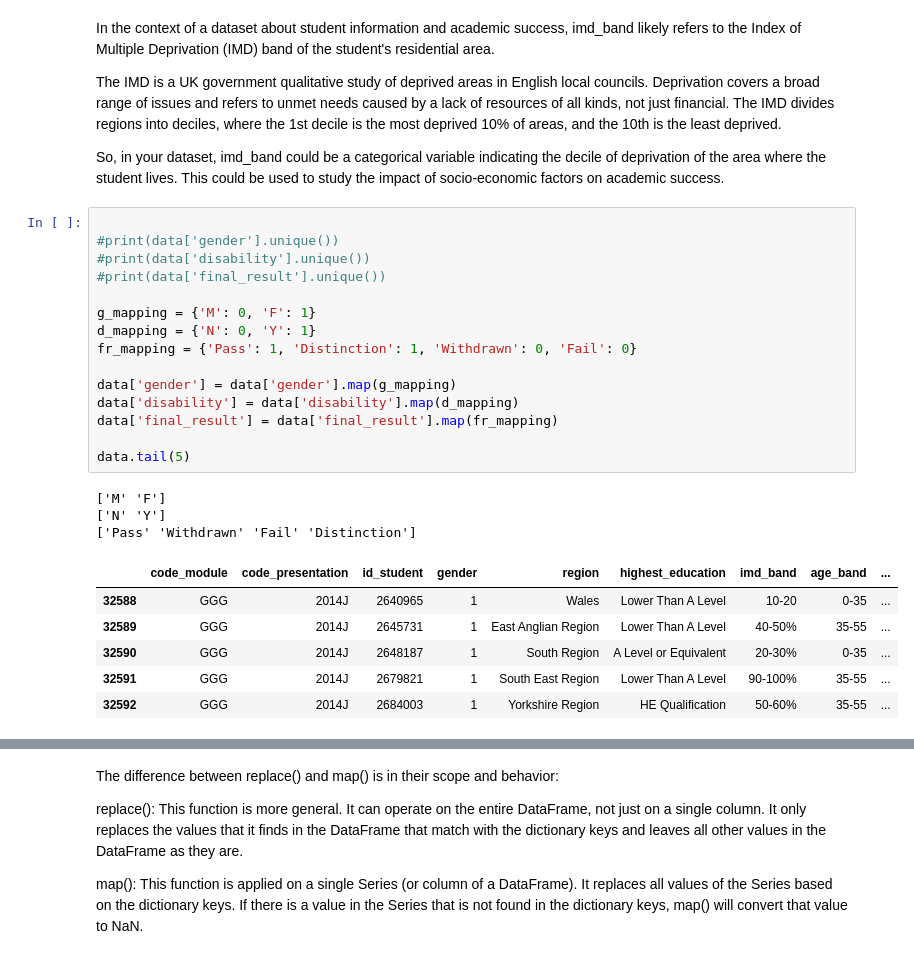
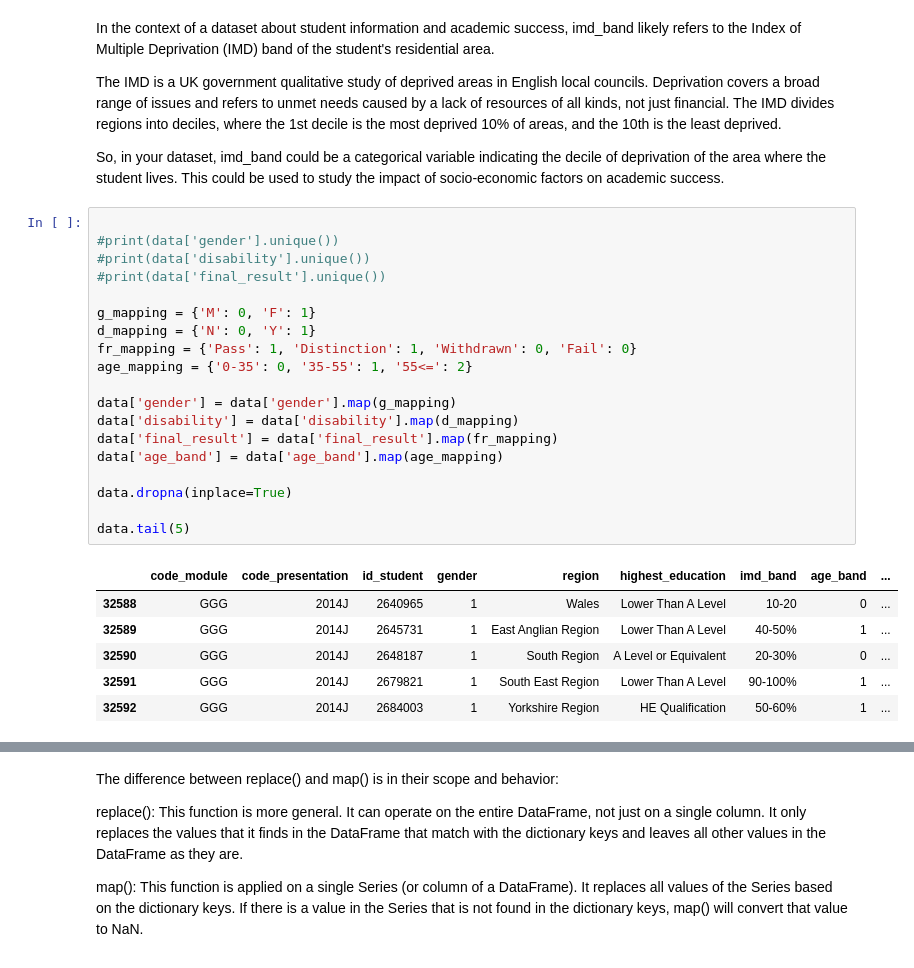
Before and after one commit to josedsferreira/Insight-Scholaris, a Jupyter notebook: Experiencias/exp1.ipynb, the cells around one changed output, grey strips where cells are left out. Drawn from its saved outputs; the diff is of its cells as text.

```diff
--- a/Experiencias/exp1.ipynb
+++ b/Experiencias/exp1.ipynb
@@ -42,25 +42,26 @@ So, in your dataset, imd_band could be a categorical variable indicating the dec
 # %%
 
 #print(data['gender'].unique())
 #print(data['disability'].unique())
 #print(data['final_result'].unique())
 
 g_mapping = {'M': 0, 'F': 1}
 d_mapping = {'N': 0, 'Y': 1}
 fr_mapping = {'Pass': 1, 'Distinction': 1, 'Withdrawn': 0, 'Fail': 0}
+age_mapping = {'0-35': 0, '35-55': 1, '55<=': 2}
 
 data['gender'] = data['gender'].map(g_mapping)
 data['disability'] = data['disability'].map(d_mapping)
 data['final_result'] = data['final_result'].map(fr_mapping)
+data['age_band'] = data['age_band'].map(age_mapping)
+
+data.dropna(inplace=True)
 
 data.tail(5)
 # %% [output]
-['M' 'F']
-['N' 'Y']
-['Pass' 'Withdrawn' 'Fail' 'Distinction']
 |  | code_module | code_presentation | id_student | gender | region | highest_education | imd_band | age_band | ... |
-| 32588 | GGG | 2014J | 2640965 | 1 | Wales | Lower Than A Level | 10-20 | 0-35 | ... |
-| 32589 | GGG | 2014J | 2645731 | 1 | East Anglian Region | Lower Than A Level | 40-50% | 35-55 | ... |
-| 32590 | GGG | 2014J | 2648187 | 1 | South Region | A Level or Equivalent | 20-30% | 0-35 | ... |
-| 32591 | GGG | 2014J | 2679821 | 1 | South East Region | Lower Than A Level | 90-100% | 35-55 | ... |
-| 32592 | GGG | 2014J | 2684003 | 1 | Yorkshire Region | HE Qualification | 50-60% | 35-55 | ... |
+| 32588 | GGG | 2014J | 2640965 | 1 | Wales | Lower Than A Level | 10-20 | 0 | ... |
+| 32589 | GGG | 2014J | 2645731 | 1 | East Anglian Region | Lower Than A Level | 40-50% | 1 | ... |
+| 32590 | GGG | 2014J | 2648187 | 1 | South Region | A Level or Equivalent | 20-30% | 0 | ... |
+| 32591 | GGG | 2014J | 2679821 | 1 | South East Region | Lower Than A Level | 90-100% | 1 | ... |
+| 32592 | GGG | 2014J | 2684003 | 1 | Yorkshire Region | HE Qualification | 50-60% | 1 | ... |
```
Also changed, not shown: parts of 6 cells of this notebook.
